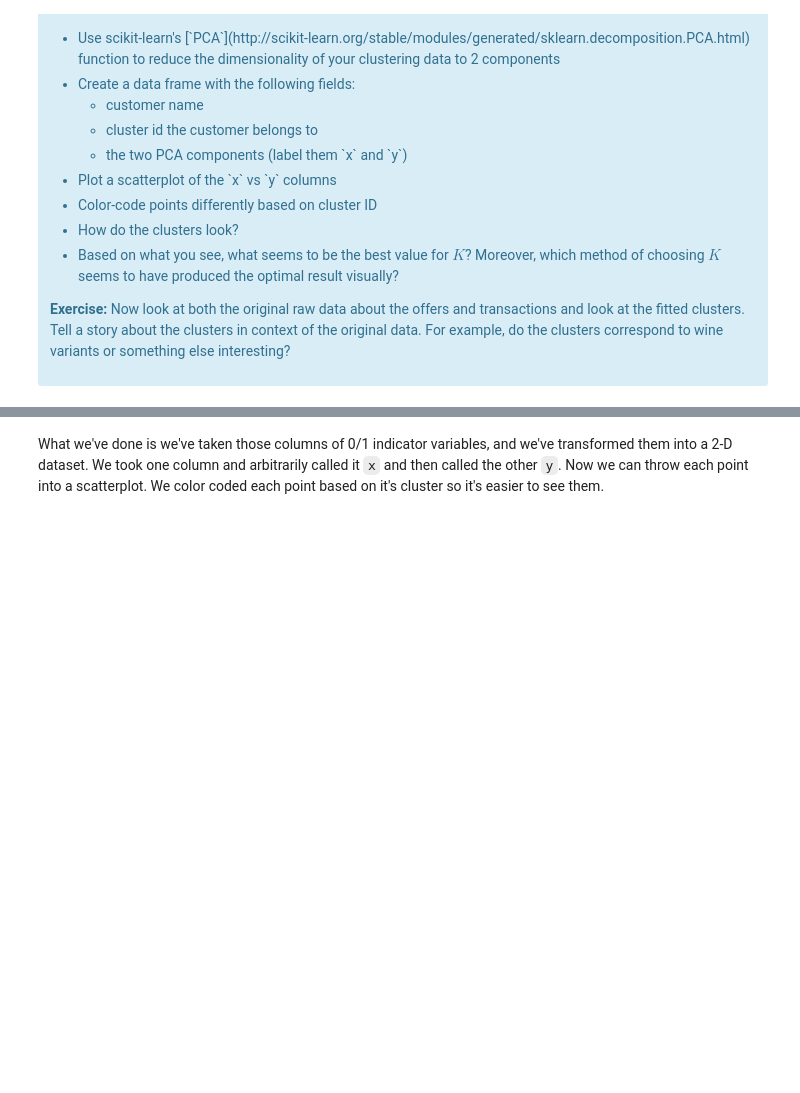
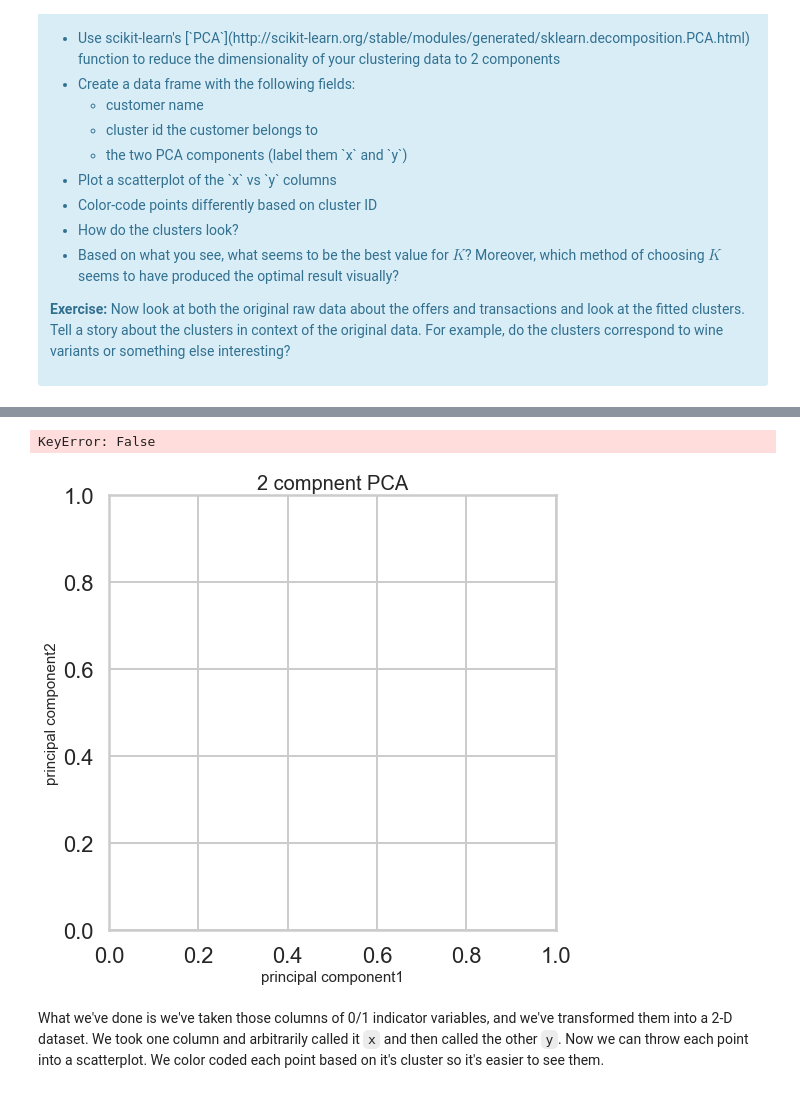
Before and after one commit to DefoeCheung/Projects, a Jupyter notebook: Mini_Project_Clustering.ipynb, the cells around one changed output, grey strips where cells are left out. Cells and saved outputs as stored; diff of their text form; code cells hidden in the pictures; blank space fills up the shorter version.

```diff
--- a/Mini_Project_Clustering.ipynb
+++ b/Mini_Project_Clustering.ipynb
@@ -256,0 +410,10 @@ This is only one use of PCA for dimension reduction. We can also use PCA when we
+# %%
+x = table.iloc[:,1:33].copy().values
+y = table.iloc[:, -1].copy().values
+x = StandardScaler().fit_transform(x)
+# %%
+pca = PCA(n_components=2)
+principalComponents = pca.fit_transform(x)
+principal_df = pd.DataFrame(data = principalComponents,
+                           columns = ['principal component 1','principal component 2'])
+principal_df.head()
@@ -256,0 +427,3 @@ This is only one use of PCA for dimension reduction. We can also use PCA when we
+# %%
+final_df = pd.concat([table.customer_name, principal_df, table.cluster],axis=1)
+final_df.head()
@@ -257,3 +437,23 @@ This is only one use of PCA for dimension reduction. We can also use PCA when we
+# %%
+fig = plt.figure(figsize=(8,8))
+ax = fig.add_subplot(1,1,1)
+ax.set_xlabel('principal component1', fontsize=15)
+ax.set_ylabel('principal component2', fontsize=15)
+ax.set_title('2 compnent PCA', fontsize=20)
+
+targets = [list(set(table.cluster))]
+colors = ['r','g','b','c','m','y','k','w']
+for target, color in zip(targets,colors):
+    indicesToKeep = final_df['cluster'].values == target
+    ax.scatter(final_df.loc[indicesToKeep,'principle component 1']
+              ,final_df.loc[indicesToKeep,'principle component 2']
+              ,c=color
+              ,s=50)
+ax.legend(targets)
+ax.grid()
+# %% [output]
+KeyError: False
+[figure, added]
 # %% [markdown]
 What we've done is we've taken those columns of 0/1 indicator variables, and we've transformed them into a 2-D dataset. We took one column and arbitrarily called it `x` and then called the other `y`. Now we can throw each point into a scatterplot. We color coded each point based on it's cluster so it's easier to see them.
 # %% [markdown]
```
Also changed, not shown: parts of 18 cells of this notebook.
